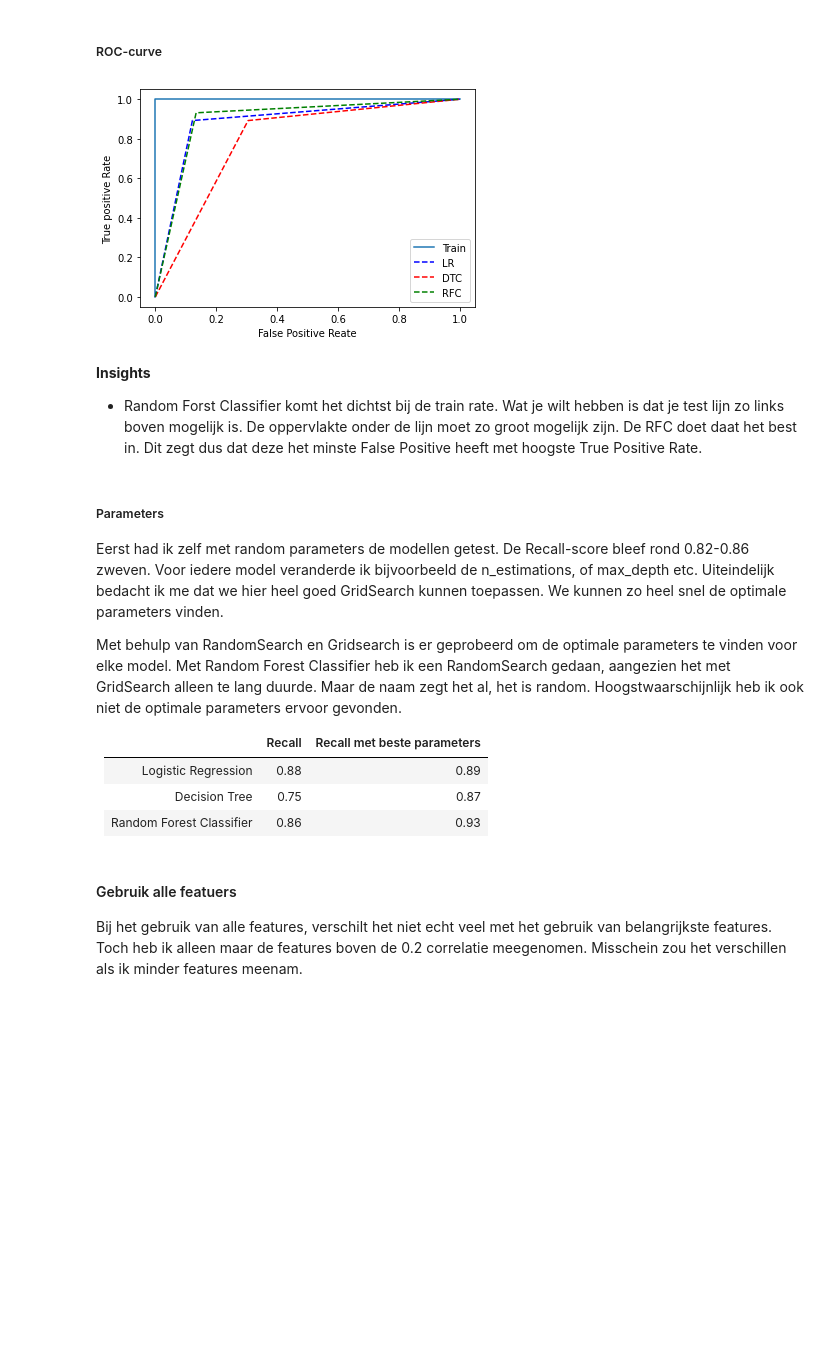
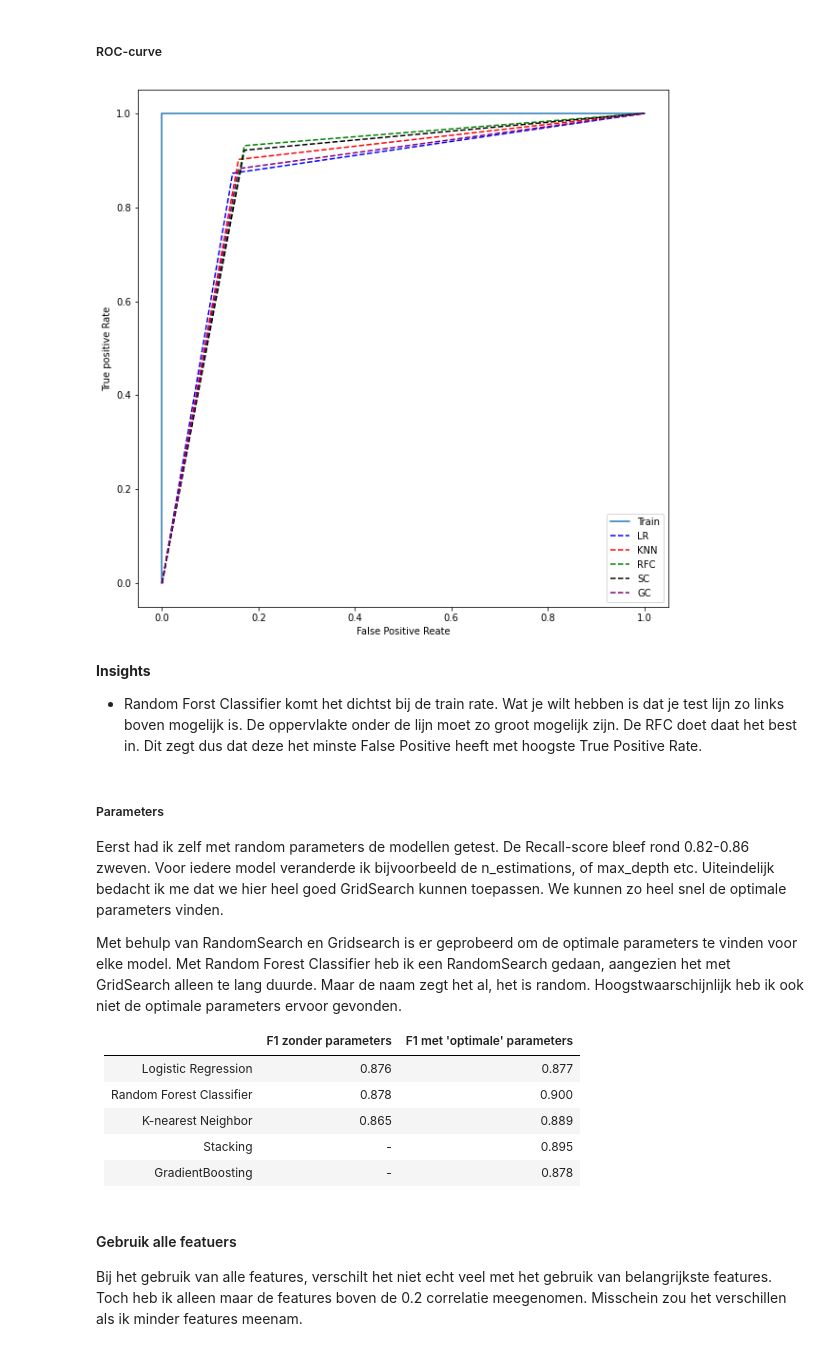
Before and after one commit to Mysurii/Minoi-AAI, a Jupyter notebook: Machine Learning/heart_disease.ipynb, the cells around one changed output. Saved outputs shown, nothing was run; the diff lists cells and outputs as text; code cells hidden in the pictures; blank space fills up the shorter version.

```diff
--- a/Machine Learning/heart_disease.ipynb
+++ b/Machine Learning/heart_disease.ipynb
@@ -796,7 +835,7 @@ from sklearn.model_selection import GridSearchCV
 
 grid_values = {'C': [0.01, 0.1,1,10,100], 'solver': ['lbfgs', 'liblinear', 'sag','newton-cg']}
 
-glr = GridSearchCV(LogisticRegression(random_state=11), grid_values, cv=5, scoring='recall')
+glr = GridSearchCV(LogisticRegression(random_state=11), grid_values, cv=7, scoring='f1')
 
 glr.fit(X_train, y_train)
 
@@ -855,7 +870,7 @@ import random
 # Number of trees in random forest
 n_estimators = [random.randint(1, 200) for _ in range (1, 50)]
 #Number of features to consider at every split
-max_features = ['auto', 'sqrt', 'log2']
+max_features = ['sqrt', 'log2']
 # Maximum number of levels in tree
 max_depth = [*[i for i in range(1, 20)], 30,40,50,70,90,100]
 # Minimum number of samples required to split a node
@@ -871,7 +886,7 @@ random_grid = {'n_estimators': n_estimators,
                'min_samples_leaf': min_samples_leaf}
 
 
-rrfc = RandomizedSearchCV(RandomForestClassifier(random_state=11), random_grid, cv=7, n_jobs=-1, scoring='recall')
+rrfc = RandomizedSearchCV(RandomForestClassifier(random_state=11), random_grid, cv=7, n_jobs=-1, scoring='f1')
 
 rrfc.fit(X_train, y_train)
 
@@ -906,8 +922,13 @@ RandomForestClassifier(max_depth=39, max_features='sqrt', n_estimators=153,
 # %%
 start = time()
-rfc = RandomForestClassifier(max_depth=39, max_features='sqrt', n_estimators=153, random_state=11)
+rfc = RandomForestClassifier(max_depth=11, min_samples_leaf=4, min_samples_split=4, max_features='sqrt',
+                       n_estimators=124, random_state=11)
 rfc.fit(X_train, y_train)
 
 end = time()
 
 rf_train_time = end - start
+
+pred = rfc.predict(X_test)
+
+f1_score(y_test, pred)
@@ -913,0 +980,15 @@ rf_train_time = end - start
+# %%
+from sklearn.ensemble import GradientBoostingClassifier
+
+gc = GradientBoostingClassifier(n_estimators=15, learning_rate=1.0,max_depth=1, random_state=11)
+
+start = time()
+
+gc.fit(X_train, y_train)
+
+end = time()
+
+gc_time = end - start
+
+pred = gc.predict(X_test)
+f1_score(y_test, pred)
@@ -983,31 +1069,37 @@ Door een aantal hyperparameters van RFC te wijzigen en te verwijderen, hebben we
 # %%
 from sklearn.metrics import roc_curve, roc_auc_score
 
 lr_pred = lr.predict(X_test)
-dtc_pred = dtc.predict(X_test)
+knn_pred = knn.predict(X_test)
 rfc_pred = rfc.predict(X_test)
+sc_pred = sc.predict(X_test)
+gc_pred = gc.predict(X_test)
 
 
 auc = roc_auc_score(y_test, lr_pred)
 
 train_fpr, train_tpr, _ = roc_curve(y_test, y_test)
 
 lr_fpr, lr_tpr, _ = roc_curve(y_test, lr_pred)
-dtc_fpr, dtc_tpr, _ = roc_curve(y_test, dtc_pred)
+knn_fpr, knn_tpr, _ = roc_curve(y_test, knn_pred)
 rfc_fpr, rfc_tpr, _ = roc_curve(y_test, rfc_pred)
+sc_fpr, sc_tpr, _ = roc_curve(y_test, sc_pred)
+gc_fpr, gc_tpr, _ = roc_curve(y_test, gc_pred)
 
-plt.plot()
+plt.figure(figsize=(10, 10))
 plt.plot(train_fpr, train_tpr)
 plt.plot(lr_fpr, lr_tpr, 'b--')
-plt.plot(dtc_fpr, dtc_tpr, linestyle='--', color='red')
+plt.plot(knn_fpr, knn_tpr, linestyle='--', color='red')
 plt.plot(rfc_fpr, rfc_tpr, linestyle='--', color='green')
-plt.legend(['Train', 'LR', 'DTC', 'RFC'])
+plt.plot(sc_fpr, sc_tpr, linestyle='--', color='black')
+plt.plot(gc_fpr, gc_tpr, linestyle='--', color='purple')
+plt.legend(['Train', 'LR', 'KNN', 'RFC', 'SC', 'GC'])
 plt.xlabel('False Positive Reate')
 plt.ylabel('True positive Rate')
 
 plt.show()
 # %% [output]
-[figure, old version]
+[figure, new version]
 # %% [markdown]
 **Insights**
 - Random Forst Classifier komt het dichtst bij de train rate. Wat je wilt hebben is dat je test lijn zo links boven mogelijk is. De oppervlakte onder de lijn moet zo groot mogelijk zijn. De RFC doet daat het best in. Dit zegt dus dat deze het minste False Positive heeft met hoogste True Positive Rate.
@@ -1018,11 +1110,13 @@ Eerst had ik zelf met random parameters de modellen getest. De Recall-score blee
 
 Met behulp van RandomSearch en Gridsearch is er geprobeerd om de optimale parameters te vinden voor elke model. Met Random Forest Classifier heb ik een RandomSearch gedaan, aangezien het met GridSearch alleen te lang duurde. Maar de naam zegt het al, het is random. Hoogstwaarschijnlijk heb ik ook niet de optimale parameters ervoor gevonden.
 
-|                          | Recall | Recall met beste parameters|
+|                          | F1 zonder parameters | F1 met 'optimale' parameters|
 |--------------------------|--------|----------------------------|
-| Logistic Regression      | 0.88   | 0.89                       |
-| Decision Tree            | 0.75   | 0.87                       |
-| Random Forest Classifier | 0.86   | 0.93                       |
+| Logistic Regression      | 0.876  | 0.877                      |
+| Random Forest Classifier | 0.878  | 0.900                      |
+| K-nearest Neighbor       | 0.865  | 0.889                      |
+| Stacking                 | -      | 0.895                      |
+| GradientBoosting         | -      | 0.878                      |
 # %% [markdown]
 #### Gebruik alle featuers
 
```
Also changed, not shown: parts of 136 cells of this notebook.
